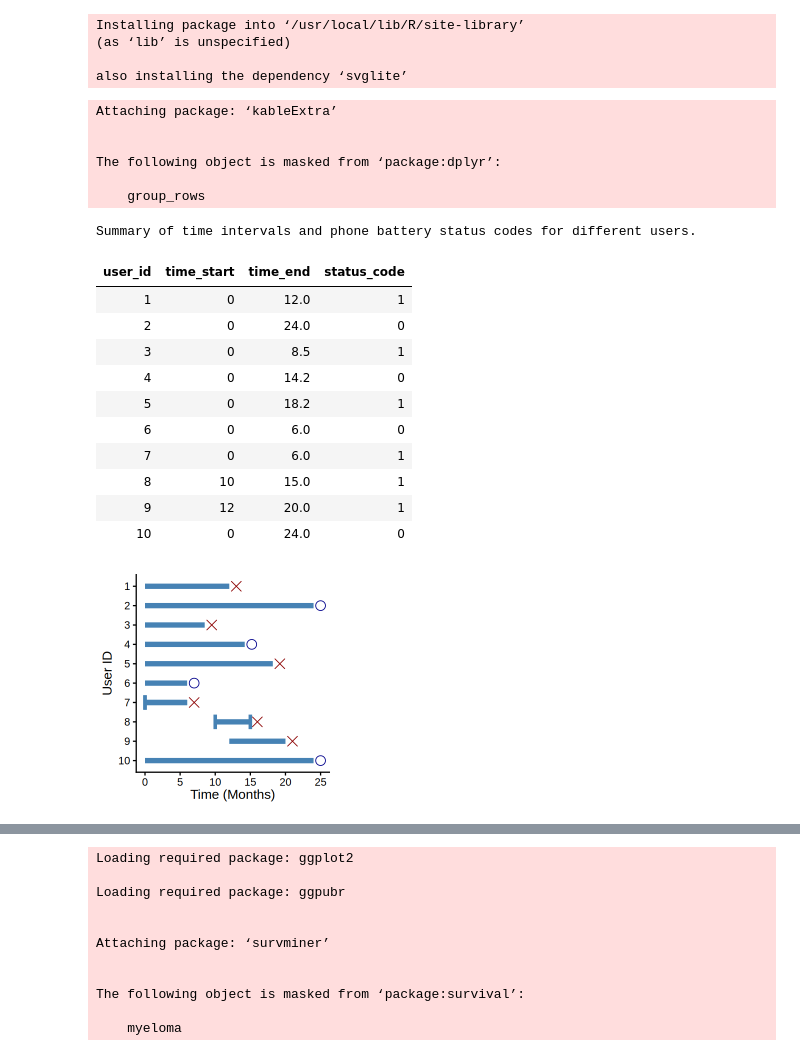
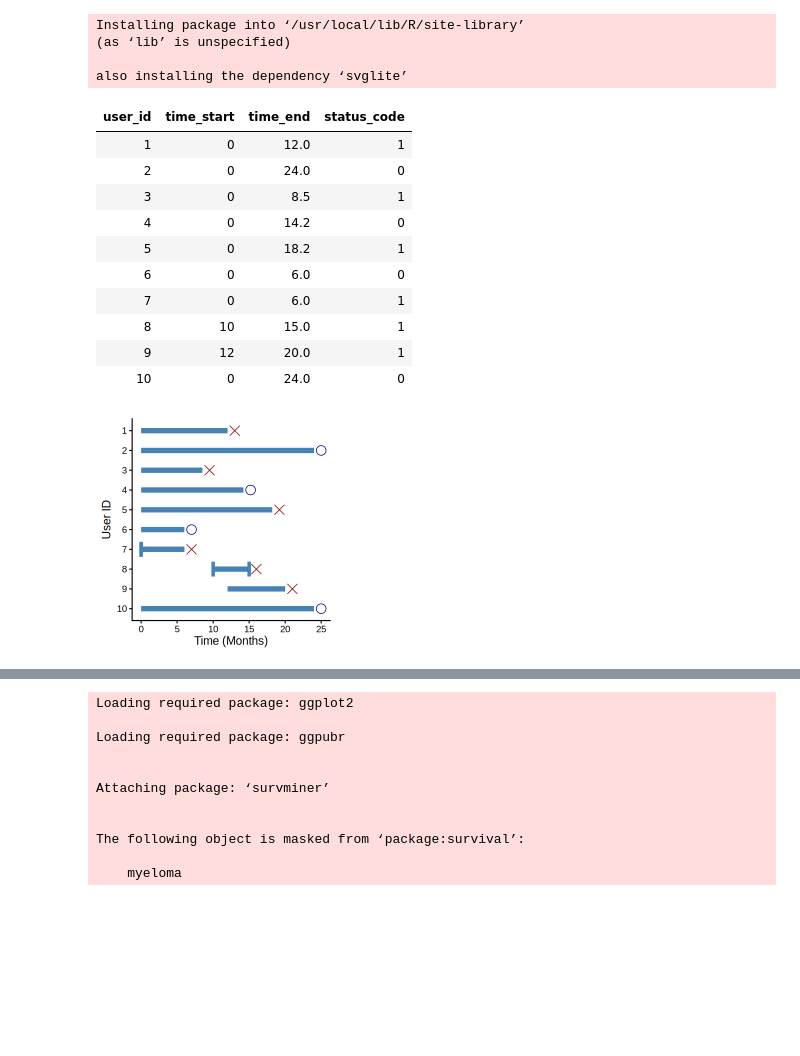
Before and after one commit to manishdatt-edu/biostats, a Jupyter notebook: Survival.ipynb, the cells around one changed output, grey strips where cells are left out. Drawn from its saved outputs; the diff is of its cells as text; code cells hidden in the pictures; blank space fills up the shorter version.

```diff
--- a/Survival.ipynb
+++ b/Survival.ipynb
@@ -42,7 +43,7 @@ Installing package into ‘/usr/local/lib/R/site-library’
 
 also installing the dependency ‘svglite’
 # %%
-#| fig-cap: "Plot showing survival events based on the table on the left. Eight out of ten users show right censoring, User ID 7 is an example of left censoring while User ID 8 depicts interval censoring. `X` indicates occurence of the event that is the phone battery was replaced."
+#| fig-cap: "Plot showing survival events based on the table on the left. `X` indicates occurence of the event that is the phone battery was replaced. Eight out of ten users show right censoring, users ID 7 and ID 8 depict left and interval censoring, respectively."
 #| label: fig-survival-taxonomy
 #| layout: [[50,50]]
 #| warning: false
@@ -92,8 +93,7 @@ battery_df$user_factor <- factor(
 html_table <- battery_df |>
   select("user_id",	"time_start",	"time_end",	"status_code") |>
   mutate(status_code = if_else(status_code %in% c(2, 3), 1, status_code)) |>
-  kable(format = "html",
-        caption = "Summary of time intervals and phone battery status codes for different users.") |>
+  kable(format = "html") |>
   kable_styling(
     bootstrap_options = c("bordered", "hover", "condensed"),
     full_width = FALSE
@@ -124,39 +124,32 @@ ggplot(battery_df, aes(y = user_factor)) +
 
   # Exact Events & Left-Truncated events (Red Dots)
   geom_point(data = subset(battery_df, status_code %in% c(1)),
              aes(x = time_end + 1), color = "darkred", size = 5, shape = 4) +
 
   # Right-Censored (Blue Plus Signs)
   geom_point(data = subset(battery_df, status_code == 0),
              aes(x = time_end + 1), color = "darkblue", size = 5, shape = 1) +
 
   # Left-Censored / Interval endpoints
   geom_point(data = subset(battery_df, status_code %in% c(2,3)),
              aes(x = time_end + 1), color = "darkred", size = 5, shape = 4) +
 
   # Labels and Theme
   labs(
     x = "Time (Months)",
     y = "User ID"
   ) +
-  theme_classic(base_size = 16)
+  theme_classic(base_size = 14)
 # %% [output]
-Attaching package: ‘kableExtra’
-
-
-The following object is masked from ‘package:dplyr’:
-
-    group_rows
-Summary of time intervals and phone battery status codes for different users.
 | user_id | time_start | time_end | status_code |
 | 1 | 0 | 12.0 | 1 |
 | 2 | 0 | 24.0 | 0 |
 | 3 | 0 | 8.5 | 1 |
 | 4 | 0 | 14.2 | 0 |
 | 5 | 0 | 18.2 | 1 |
 | 6 | 0 | 6.0 | 0 |
 | 7 | 0 | 6.0 | 1 |
 | 8 | 10 | 15.0 | 1 |
 | 9 | 12 | 20.0 | 1 |
 | 10 | 0 | 24.0 | 0 |
-[figure, old version]
+[figure, new version]
```
Also changed, not shown: parts of 6 cells of this notebook, 1 other file.
